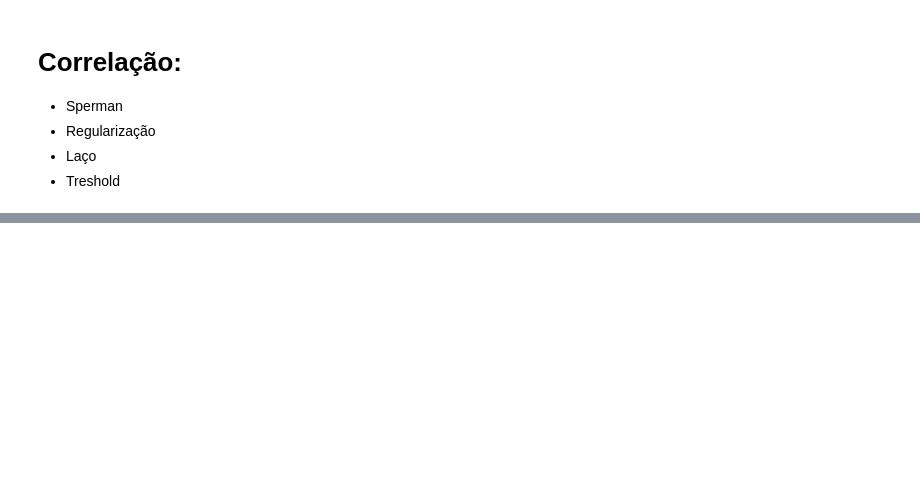
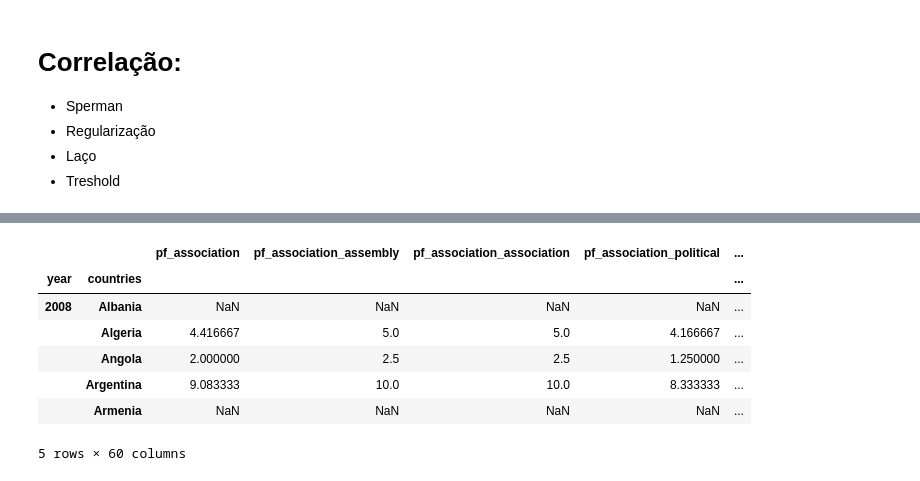
Before and after one commit to millerraycell/Team-Miracle_Machine-Learning, a Jupyter notebook: Notebook/Prototype.ipynb, the cells around one changed output, grey strips where cells are left out. Cells and saved outputs as stored; diff of their text form; code cells hidden in the pictures; blank space fills up the shorter version.

```diff
--- a/Notebook/Prototype.ipynb
+++ b/Notebook/Prototype.ipynb
@@ -267,0 +307,12 @@ df = pd.DataFrame(dp, index=)
+# %%
+tr_2['PIB'] = trans.transpose()['PIB']
+tr_2.head()
+# %% [output]
+|  |  | pf_association | pf_association_assembly | pf_association_association | pf_association_political | ... |
+| year | countries |  |  |  |  | ... |
+| 2008 | Albania | NaN | NaN | NaN | NaN | ... |
+|  | Algeria | 4.416667 | 5.0 | 5.0 | 4.166667 | ... |
+|  | Angola | 2.000000 | 2.5 | 2.5 | 1.250000 | ... |
+|  | Argentina | 9.083333 | 10.0 | 10.0 | 8.333333 | ... |
+|  | Armenia | NaN | NaN | NaN | NaN | ... |
+5 rows × 60 columns
```
Also changed, not shown: parts of 12 cells of this notebook.
